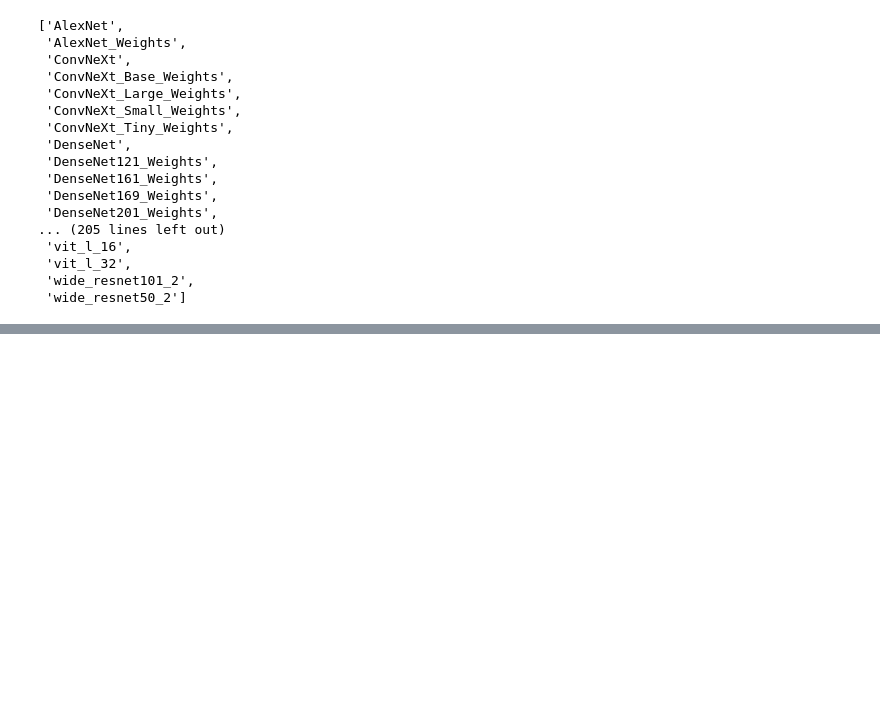
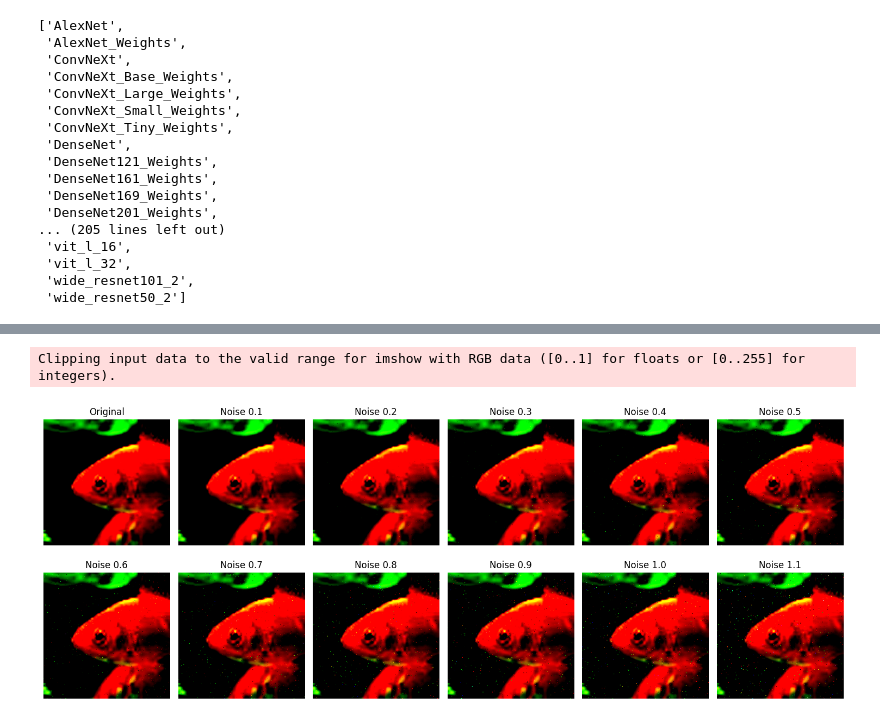
Before and after one commit to dcuoliveira/leap-challenge, a Jupyter notebook: src/solution.ipynb, the cells around one changed output, grey strips where cells are left out. Cells and saved outputs as stored; diff of their text form; code cells hidden in the pictures; blank space fills up the shorter version.

Commit message:
add naive way of adding adversarial noise: add_noise_to_random_pixels

```diff
--- a/src/solution.ipynb
+++ b/src/solution.ipynb
@@ -434,0 +246,69 @@ correct
+# %%
+import numpy as np
+import matplotlib.pyplot as plt
+from torchvision import datasets
+from torch.utils.data import DataLoader
+
+def add_noise_to_random_pixels(image, num_noise_pixels=1000, noise_std=0.1):
+    """
+    Adds Gaussian noise to `num_noise_pixels` randomly selected pixels in the input image.
+
+    Parameters:
+    - image: numpy array of shape (H, W, C), values in [0, 1]
+    - num_noise_pixels: number of pixels to alter
+    - noise_std: standard deviation of the Gaussian noise
+
+    Returns:
+    - noisy_image: the image with noise added
+    """
+    H, W, C = image.shape
+    noisy_image = image.copy()
+
+    # Select random pixel locations
+    pixel_indices = np.random.choice(H * W, size=num_noise_pixels, replace=False)
+    rows = pixel_indices // W
+    cols = pixel_indices % W
+
+    # Add noise to each pixel across all 3 channels
+    noisy_image[rows, cols, :] += np.random.normal(0, noise_std, size=(num_noise_pixels, C))
+
+    # Optional: clip to valid range if needed (e.g., [0, 1] for image display)
+    noisy_image = np.clip(noisy_image, 0, 1)
+
+    return noisy_image
+
+# --- Load test dataset and create DataLoader ---
+test_dataset = datasets.ImageFolder(root=test_path, transform=transform)
+test_loader = DataLoader(test_dataset, batch_size=32, shuffle=False)
+
+images, labels = next(iter(test_loader))
+i = 1
+
+# Convert the i-th image to (H, W, C) format and to numpy
+orig_image = images[i].permute(1, 2, 0).numpy()
+
+# Plot original + noisy versions
+noise_levels = np.arange(0.1, 1.2, 0.1)  # 0.1 to 1.0 inclusive
+num_levels = len(noise_levels)
+
+plt.figure(figsize=(15, 6))
+
+# Plot original
+plt.subplot(2, 6, 1)
+plt.imshow(orig_image)
+plt.title("Original")
+plt.axis('off')
+
+# Plot noisy images
+for idx, noise_std in enumerate(noise_levels, start=2):
+    noise_image = add_noise_to_random_pixels(orig_image, num_noise_pixels=1000, noise_std=noise_std)
+    plt.subplot(2, 6, idx)
+    plt.imshow(noise_image)
+    plt.title(f"Noise {noise_std:.1f}")
+    plt.axis('off')
+
+plt.tight_layout()
+plt.show()
+# %% [output]
+Clipping input data to the valid range for imshow with RGB data ([0..1] for floats or [0..255] for integers).
+[figure, added]
```
Also changed, not shown: parts of 12 cells of this notebook.
